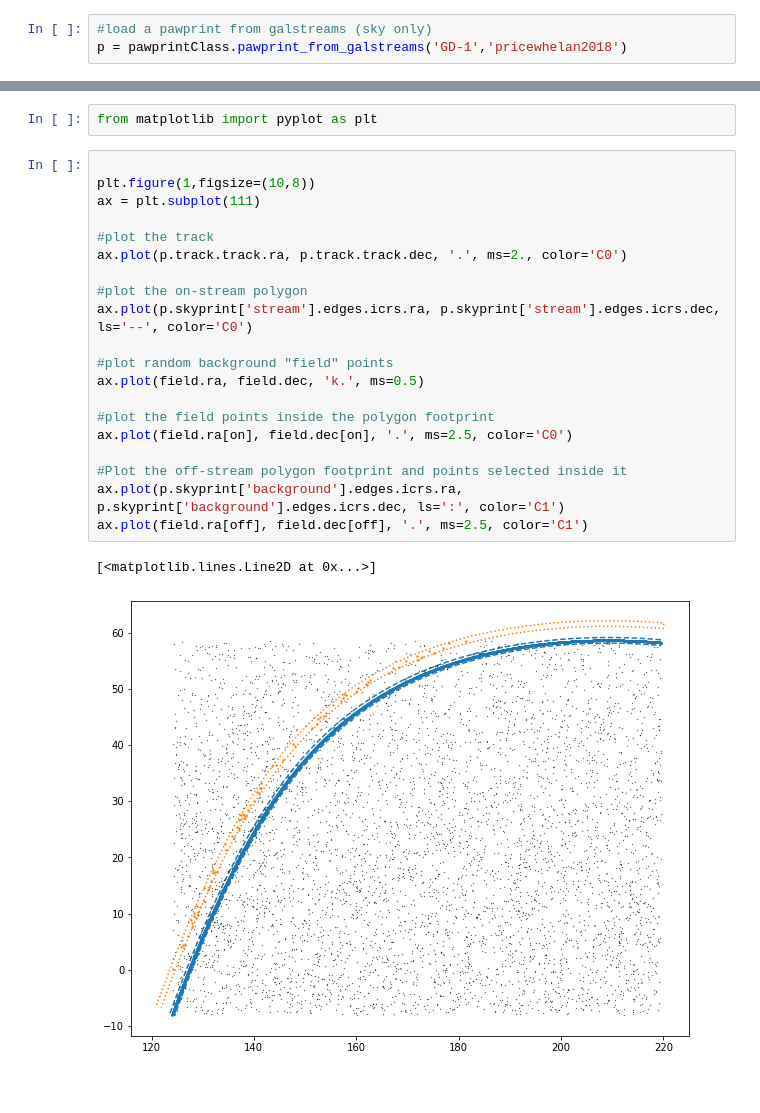
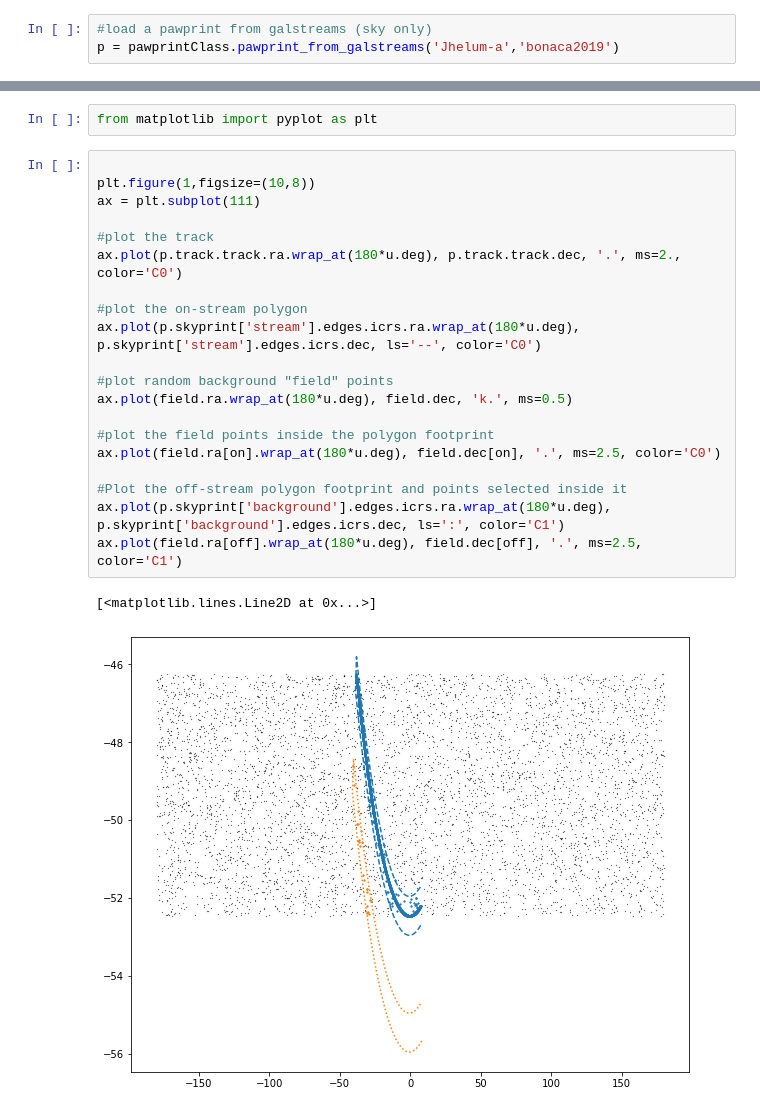
Before and after one commit to stellarstreams/cats, a Jupyter notebook: datamodel/IO tests.ipynb, the cells around one changed output, grey strips where cells are left out. Drawn from its saved outputs; the diff is of its cells as text.

```diff
--- a/datamodel/IO tests.ipynb
+++ b/datamodel/IO tests.ipynb
@@ -216,7 +216,7 @@ class pawprintClass(dict):
         out.write_to(fname)
 # %%
 #load a pawprint from galstreams (sky only)
-p = pawprintClass.pawprint_from_galstreams('GD-1','pricewhelan2018')
+p = pawprintClass.pawprint_from_galstreams('Jhelum-a','bonaca2019')
 # %%
 #Generate random points on the sphere in an area around the track
 rao,raf = np.min(p.track.track.ra.deg), np.max(p.track.track.ra.deg)
@@ -233,26 +233,26 @@ from matplotlib import pyplot as plt
 # %%
 
 plt.figure(1,figsize=(10,8))
 ax = plt.subplot(111)
 
 #plot the track
-ax.plot(p.track.track.ra, p.track.track.dec, '.', ms=2., color='C0')
+ax.plot(p.track.track.ra.wrap_at(180*u.deg), p.track.track.dec, '.', ms=2., color='C0')
 
 #plot the on-stream polygon
-ax.plot(p.skyprint['stream'].edges.icrs.ra, p.skyprint['stream'].edges.icrs.dec, ls='--', color='C0')
+ax.plot(p.skyprint['stream'].edges.icrs.ra.wrap_at(180*u.deg), p.skyprint['stream'].edges.icrs.dec, ls='--', color='C0')
 
 #plot random background "field" points
-ax.plot(field.ra, field.dec, 'k.', ms=0.5)
+ax.plot(field.ra.wrap_at(180*u.deg), field.dec, 'k.', ms=0.5)
 
 #plot the field points inside the polygon footprint
-ax.plot(field.ra[on], field.dec[on], '.', ms=2.5, color='C0')
+ax.plot(field.ra[on].wrap_at(180*u.deg), field.dec[on], '.', ms=2.5, color='C0')
 
 #Plot the off-stream polygon footprint and points selected inside it
-ax.plot(p.skyprint['background'].edges.icrs.ra, p.skyprint['background'].edges.icrs.dec, ls=':', color='C1')
-ax.plot(field.ra[off], field.dec[off], '.', ms=2.5, color='C1')
+ax.plot(p.skyprint['background'].edges.icrs.ra.wrap_at(180*u.deg), p.skyprint['background'].edges.icrs.dec, ls=':', color='C1')
+ax.plot(field.ra[off].wrap_at(180*u.deg), field.dec[off], '.', ms=2.5, color='C1')
 # %% [output]
 [<matplotlib.lines.Line2D at 0x...>]
-[figure, old version]
+[figure, new version]
 # %%
 
 plt.figure(1,figsize=(10,8))
```
Also changed, not shown: parts of 5 cells of this notebook.
